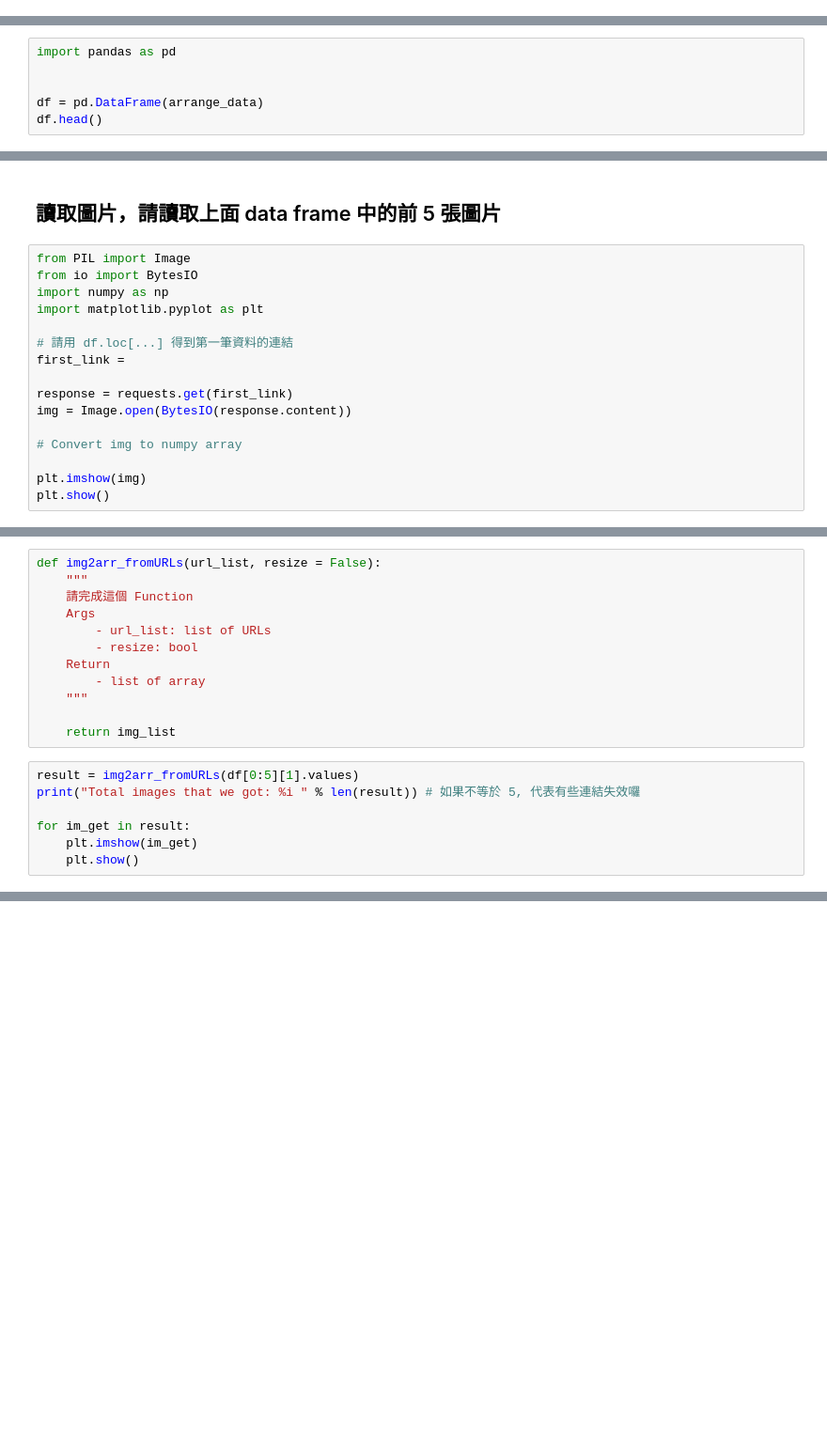
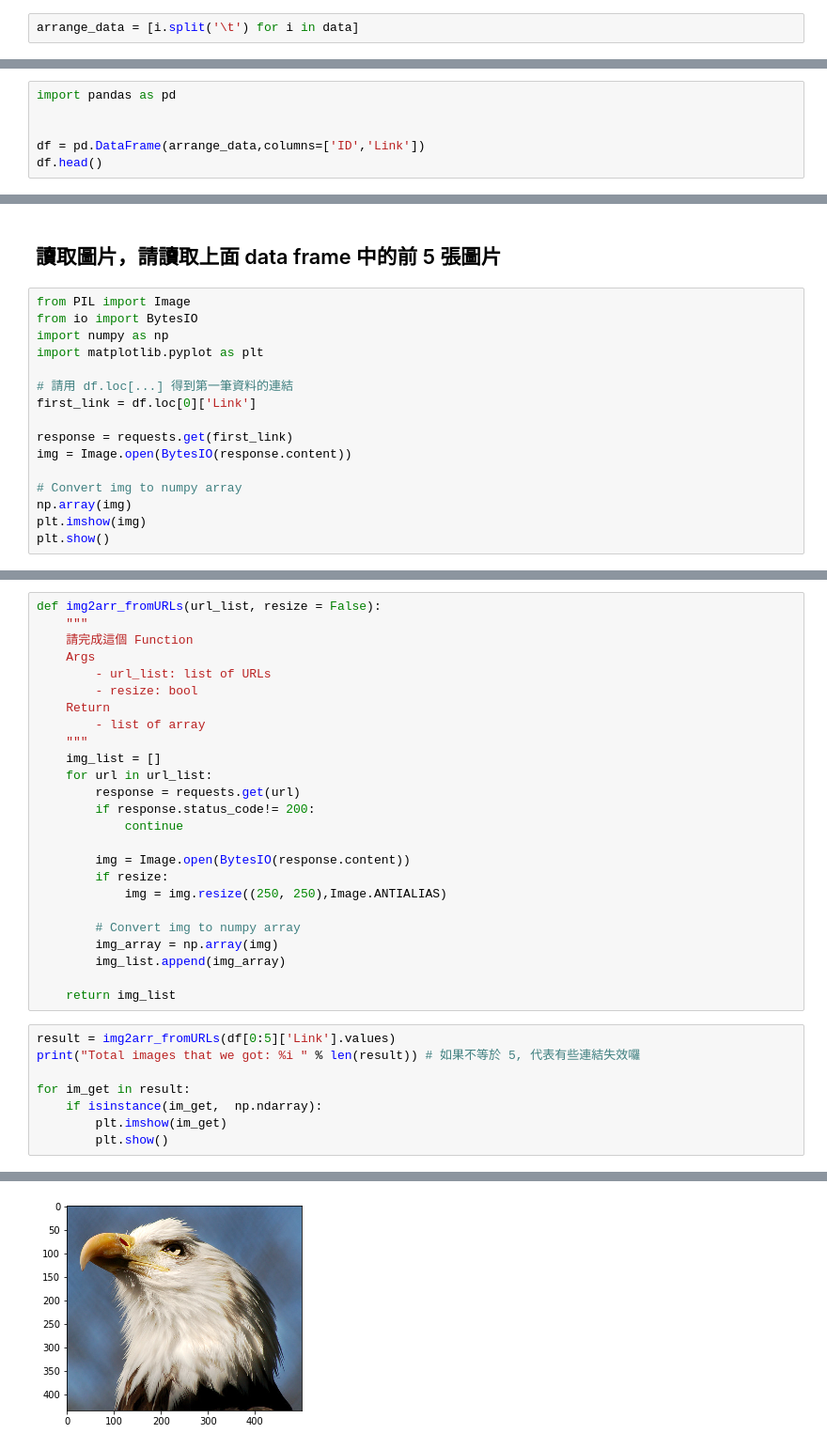
Before and after one commit to aattpcfish/2nd-ML100Days, a Jupyter notebook: homework/Day_003_HW.ipynb, the cells around one changed output, grey strips where cells are left out. Shown at 94% size. Drawn from its saved outputs; the diff is of its cells as text; blank space fills up the shorter version.

```diff
--- a/homework/Day_003_HW.ipynb
+++ b/homework/Day_003_HW.ipynb
@@ -75,8 +79,10 @@ data[0]
+# %%
+arrange_data = [i.split('\t') for i in data]
 # %% [markdown]
 ## 將 txt 轉成 pandas dataframe
 # %%
 import pandas as pd
 
 
-df = pd.DataFrame(arrange_data)
+df = pd.DataFrame(arrange_data,columns=['ID','Link'])
 df.head()
@@ -89,12 +102,12 @@ import numpy as np
 import matplotlib.pyplot as plt
 
 # 請用 df.loc[...] 得到第一筆資料的連結
-first_link =
+first_link = df.loc[0]['Link']
 
 response = requests.get(first_link)
 img = Image.open(BytesIO(response.content))
 
 # Convert img to numpy array
-
+np.array(img)
 plt.imshow(img)
 plt.show()
@@ -108,12 +123,27 @@ def img2arr_fromURLs(url_list, resize = False):
     Return
         - list of array
     """
+    img_list = []
+    for url in url_list:
+        response = requests.get(url)
+        if response.status_code!= 200:
+            continue
+
+        img = Image.open(BytesIO(response.content))
+        if resize:
+            img = img.resize((250, 250),Image.ANTIALIAS)
+
+        # Convert img to numpy array
+        img_array = np.array(img)
+        img_list.append(img_array)
 
     return img_list
 # %%
-result = img2arr_fromURLs(df[0:5][1].values)
+result = img2arr_fromURLs(df[0:5]['Link'].values)
 print("Total images that we got: %i " % len(result)) # 如果不等於 5, 代表有些連結失效囉
 
 for im_get in result:
-    plt.imshow(im_get)
-    plt.show()
+    if isinstance(im_get,  np.ndarray):
+        plt.imshow(im_get)
+        plt.show()
+# %% [output]
@@ -119,0 +151 @@ for im_get in result:
+[figure, added]
```
Also changed, not shown: parts of 8 cells of this notebook.
